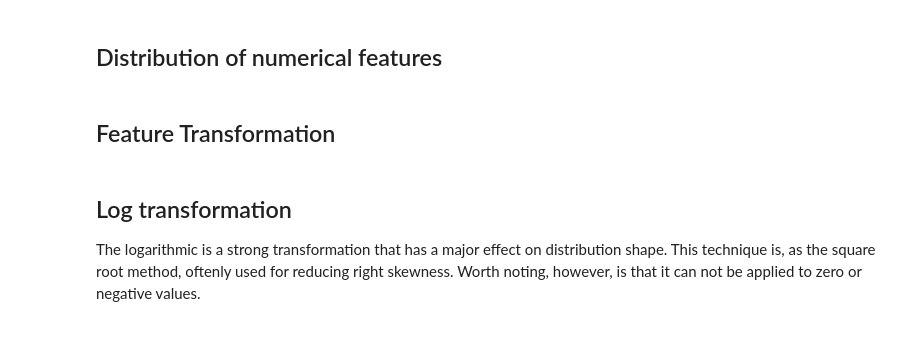
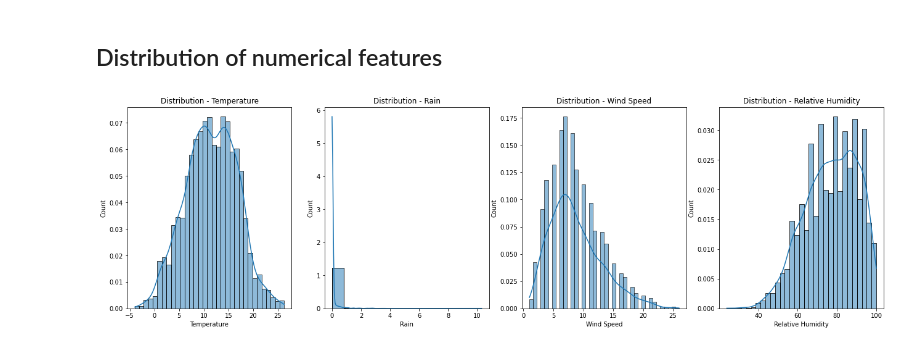
Before and after one commit to pessini/moby-bikes, a Jupyter notebook: notebooks/02-exploratory-data-analysis.ipynb, the cells around one changed output. Cells and saved outputs as stored; diff of their text form; code cells hidden in the pictures.

```diff
--- a/notebooks/02-exploratory-data-analysis.ipynb
+++ b/notebooks/02-exploratory-data-analysis.ipynb
@@ -102,21 +156,21 @@ plt.show()
 # %%
 fig = plt.figure(figsize=(22,6))
 gs = fig.add_gridspec(1, 4)
 ax0 = fig.add_subplot(gs[0, 0])
 ax1 = fig.add_subplot(gs[0, 1])
 ax2 = fig.add_subplot(gs[0, 2])
 ax3 = fig.add_subplot(gs[0, 3])
 
-sns.distplot(hourly_data['temp'],ax=ax0)
-sns.distplot(hourly_data['rain'],ax=ax1)
-sns.distplot(hourly_data['wdsp'],ax=ax2)
-sns.distplot(hourly_data['rhum'],ax=ax3)
+sns.histplot(hourly_data['temp'],ax=ax0, stat='density', kde=True)
+sns.histplot(hourly_data['rain'],ax=ax1, stat='density', kde=True)
+sns.histplot(hourly_data['wdsp'],ax=ax2, stat='density', kde=True)
+sns.histplot(hourly_data['rhum'],ax=ax3, stat='density', kde=True)
 
 ax0.set(xlabel='Temperature',ylabel='Count',title="Distribution - Temperature")
 ax1.set(xlabel='Rain', ylabel='Count',title="Distribution - Rain")
 ax2.set(xlabel='Wind Speed', ylabel='Count',title="Distribution - Wind Speed")
 ax3.set(xlabel='Relative Humidity', ylabel='Count',title="Distribution - Relative Humidity")
 
 plt.show()
+# %% [output]
+[figure, added]
-# %% [markdown]
-## Feature Transformation
@@ -131,4 +176,0 @@ hourly_data.temp.agg(['skew', 'kurtosis']).transpose()
-# %% [markdown]
-## Log transformation
-
-The logarithmic is a strong transformation that has a major effect on distribution shape. This technique is, as the square root method, oftenly used for reducing right skewness. Worth noting, however, is that it can not be applied to zero or negative values.
```
Also changed, not shown: parts of 74 cells of this notebook, 3 other files.
